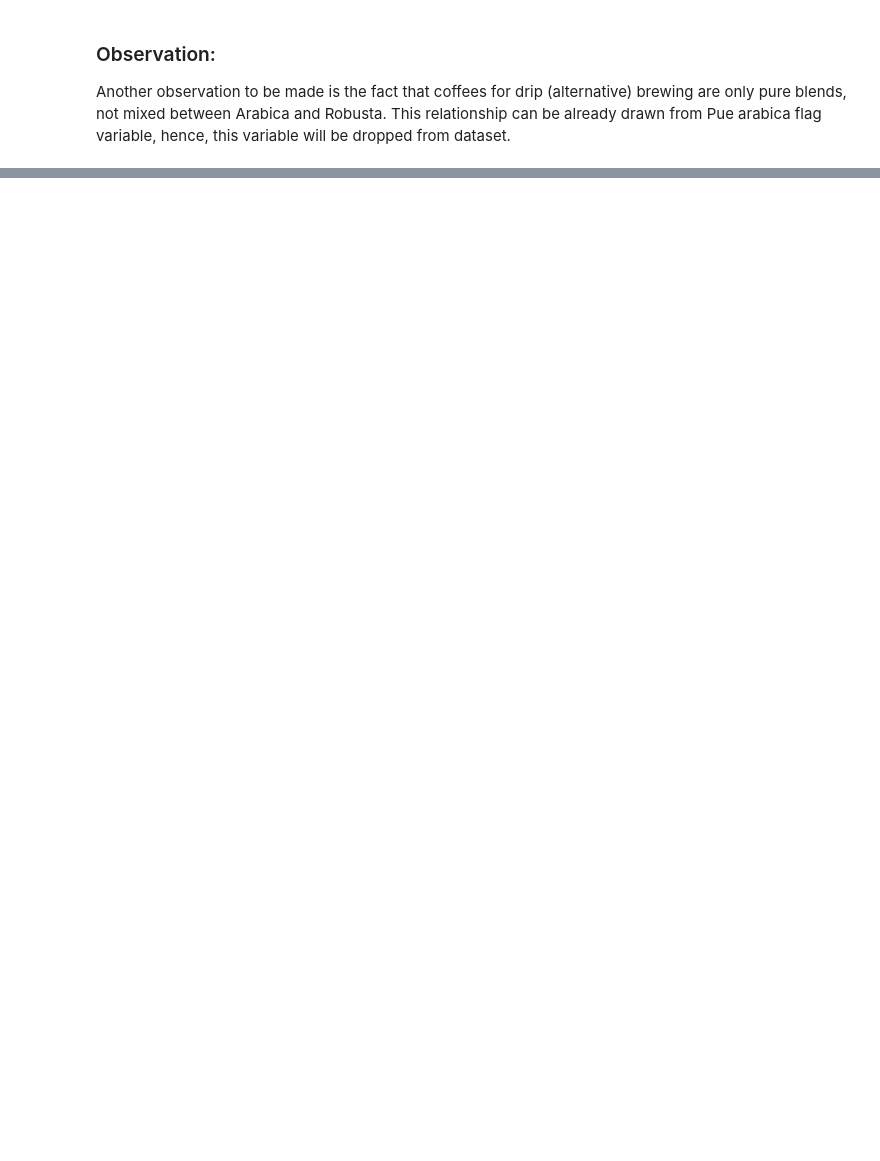
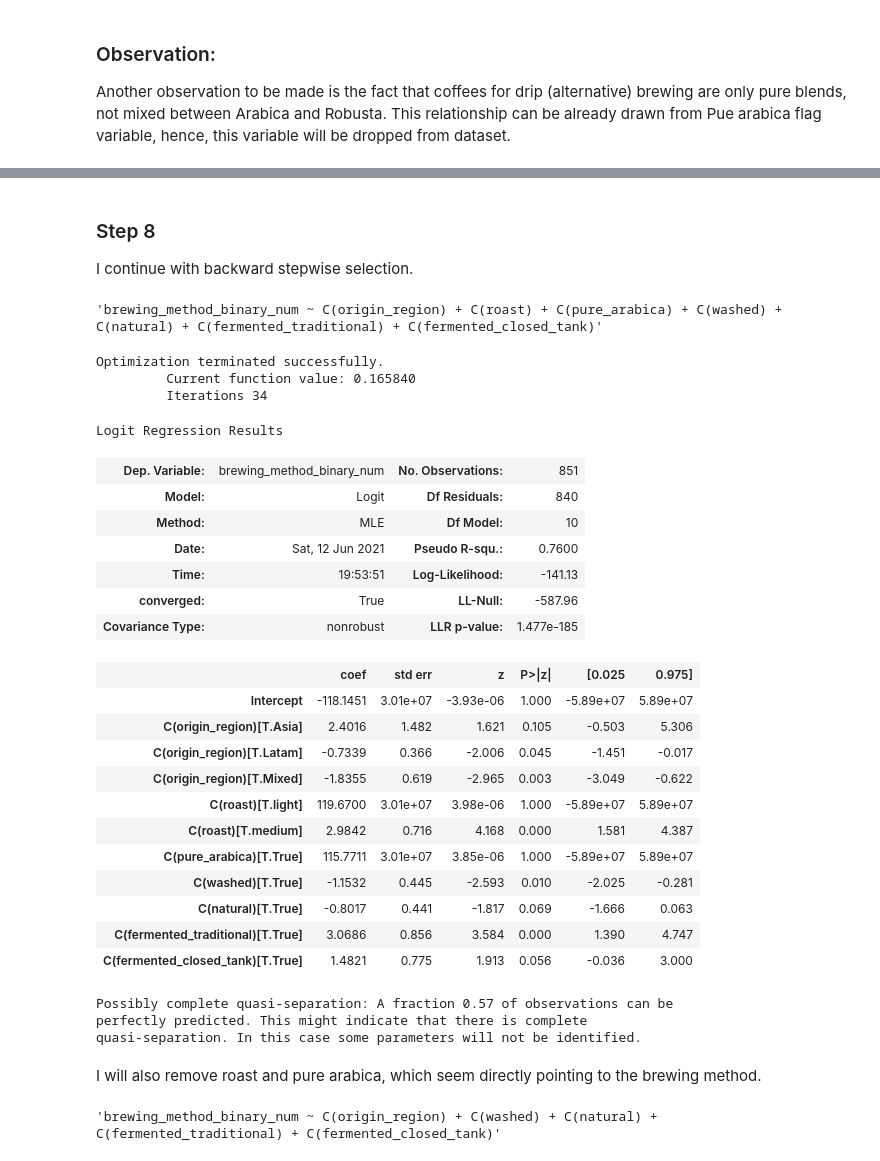
Before and after one commit to dominikacecylia/Tailored-brewing, a Jupyter notebook: tailored_brewing_eda.ipynb, the cells around one changed output, grey strips where cells are left out. Drawn from its saved outputs; the diff is of its cells as text; code cells hidden in the pictures; blank space fills up the shorter version.

```diff
--- a/tailored_brewing_eda.ipynb
+++ b/tailored_brewing_eda.ipynb
@@ -163,4 +181,4 @@ Washed and Natural flags add little information given data distribustion, there
 # %%
-coffee_df['brewing_method_binary_num'] = coffee_df['brewing_method_binary'].replace({'drip':1, 'espresso':-1})
+coffee_df['brewing_method_binary_num'] = coffee_df['brewing_method_binary'].replace({'drip':1, 'espresso':0})
 coffee_df['brewing_method_binary_num'].value_counts()
 # %% [output]
@@ -187,2 +238,0 @@ ValueError: endog must be in the unit interval.
-# %%
-coffee_df = coffee_df[coffee_df["process_general"] != "Honey"]
@@ -188,0 +254,54 @@ coffee_df = coffee_df[coffee_df["process_general"] != "Honey"]
+# %% [markdown]
+### Step 8
+
+I continue with backward stepwise selection.
+# %%
+categorical_variables = ['origin_region', 'roast', 'pure_arabica', 'washed', 'natural', 'fermented_traditional', 'fermented_closed_tank']
+categorical_list = ["C({})".format(var) for var in categorical_variables]
+categorical_string = " + ".join(categorical_list)
+formula_string_2 = "brewing_method_binary_num ~ {}".format(categorical_string)
+formula_string_2
+# %% [output]
+'brewing_method_binary_num ~ C(origin_region) + C(roast) + C(pure_arabica) + C(washed) + C(natural) + C(fermented_traditional) + C(fermented_closed_tank)'
+# %%
+import statsmodels.formula.api as smf
+
+baseline_model_2 = smf.logit(formula_string_2, coffee_df).fit()
+baseline_model_2.summary()
+# %% [output]
+Optimization terminated successfully.
+         Current function value: 0.165840
+         Iterations 34
+Logit Regression Results
+| Dep. Variable: | brewing_method_binary_num | No. Observations: | 851 |
+| Model: | Logit | Df Residuals: | 840 |
+| Method: | MLE | Df Model: | 10 |
+| Date: | Sat, 12 Jun 2021 | Pseudo R-squ.: | 0.7600 |
+| Time: | 19:53:51 | Log-Likelihood: | -141.13 |
+| converged: | True | LL-Null: | -587.96 |
+| Covariance Type: | nonrobust | LLR p-value: | 1.477e-185 |
+|  | coef | std err | z | P>|z| | [0.025 | 0.975] |
+| Intercept | -118.1451 | 3.01e+07 | -3.93e-06 | 1.000 | -5.89e+07 | 5.89e+07 |
+| C(origin_region)[T.Asia] | 2.4016 | 1.482 | 1.621 | 0.105 | -0.503 | 5.306 |
+| C(origin_region)[T.Latam] | -0.7339 | 0.366 | -2.006 | 0.045 | -1.451 | -0.017 |
+| C(origin_region)[T.Mixed] | -1.8355 | 0.619 | -2.965 | 0.003 | -3.049 | -0.622 |
+| C(roast)[T.light] | 119.6700 | 3.01e+07 | 3.98e-06 | 1.000 | -5.89e+07 | 5.89e+07 |
+| C(roast)[T.medium] | 2.9842 | 0.716 | 4.168 | 0.000 | 1.581 | 4.387 |
+| C(pure_arabica)[T.True] | 115.7711 | 3.01e+07 | 3.85e-06 | 1.000 | -5.89e+07 | 5.89e+07 |
+| C(washed)[T.True] | -1.1532 | 0.445 | -2.593 | 0.010 | -2.025 | -0.281 |
+| C(natural)[T.True] | -0.8017 | 0.441 | -1.817 | 0.069 | -1.666 | 0.063 |
+| C(fermented_traditional)[T.True] | 3.0686 | 0.856 | 3.584 | 0.000 | 1.390 | 4.747 |
+| C(fermented_closed_tank)[T.True] | 1.4821 | 0.775 | 1.913 | 0.056 | -0.036 | 3.000 |
+Possibly complete quasi-separation: A fraction 0.57 of observations can be
+perfectly predicted. This might indicate that there is complete
+quasi-separation. In this case some parameters will not be identified.
+# %% [markdown]
+I will also remove roast and pure arabica, which seem directly pointing to the brewing method.
+# %%
+categorical_variables = ['origin_region', 'washed', 'natural', 'fermented_traditional', 'fermented_closed_tank']
+categorical_list = ["C({})".format(var) for var in categorical_variables]
+categorical_string = " + ".join(categorical_list)
+formula_string_3 = "brewing_method_binary_num ~ {}".format(categorical_string)
+formula_string_3
+# %% [output]
+'brewing_method_binary_num ~ C(origin_region) + C(washed) + C(natural) + C(fermented_traditional) + C(fermented_closed_tank)'
```
Also changed, not shown: parts of 31 cells of this notebook.
